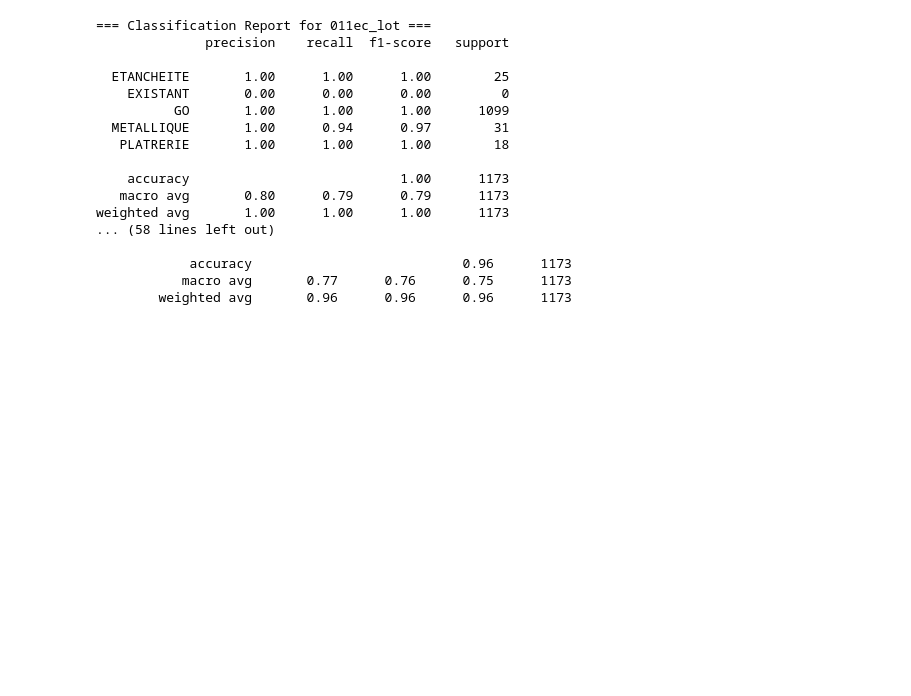
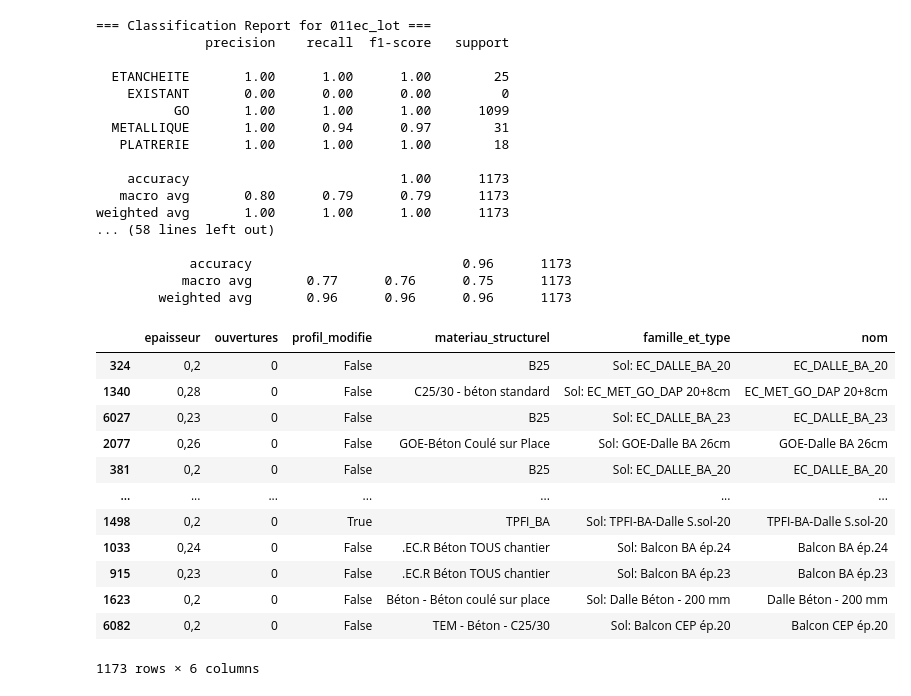
Before and after one commit to fqbq69/BIMpredict-, a Jupyter notebook: notebooks/fabian/RandomForest"Sols".ipynb, the cells around one changed output. Saved outputs shown, nothing was run; the diff lists cells and outputs as text; code cells hidden in the pictures; blank space fills up the shorter version.

```diff
--- a/notebooks/fabian/RandomForest"Sols".ipynb
+++ b/notebooks/fabian/RandomForest"Sols".ipynb
@@ -347,3 +352,19 @@ weighted avg       1.00      1.00      1.00      1173
             accuracy                           0.96      1173
            macro avg       0.77      0.76      0.75      1173
         weighted avg       0.96      0.96      0.96      1173
+# %%
+X_test
+# %% [output]
+|  | epaisseur | ouvertures | profil_modifie | materiau_structurel | famille_et_type | nom |
+| 324 | 0,2 | 0 | False | B25 | Sol: EC_DALLE_BA_20 | EC_DALLE_BA_20 |
+| 1340 | 0,28 | 0 | False | C25/30 - béton standard | Sol: EC_MET_GO_DAP 20+8cm | EC_MET_GO_DAP 20+8cm |
+| 6027 | 0,23 | 0 | False | B25 | Sol: EC_DALLE_BA_23 | EC_DALLE_BA_23 |
+| 2077 | 0,26 | 0 | False | GOE-Béton Coulé sur Place | Sol: GOE-Dalle BA 26cm | GOE-Dalle BA 26cm |
+| 381 | 0,2 | 0 | False | B25 | Sol: EC_DALLE_BA_20 | EC_DALLE_BA_20 |
+| ... | ... | ... | ... | ... | ... | ... |
+| 1498 | 0,2 | 0 | True | TPFI_BA | Sol: TPFI-BA-Dalle S.sol-20 | TPFI-BA-Dalle S.sol-20 |
+| 1033 | 0,24 | 0 | False | .EC.R Béton TOUS chantier | Sol: Balcon BA ép.24 | Balcon BA ép.24 |
+| 915 | 0,23 | 0 | False | .EC.R Béton TOUS chantier | Sol: Balcon BA ép.23 | Balcon BA ép.23 |
+| 1623 | 0,2 | 0 | False | Béton - Béton coulé sur place | Sol: Dalle Béton - 200 mm | Dalle Béton - 200 mm |
+| 6082 | 0,2 | 0 | False | TEM - Béton - C25/30 | Sol: Balcon CEP ép.20 | Balcon CEP ép.20 |
+1173 rows × 6 columns
```
Also changed, not shown: parts of 14 cells of this notebook.
